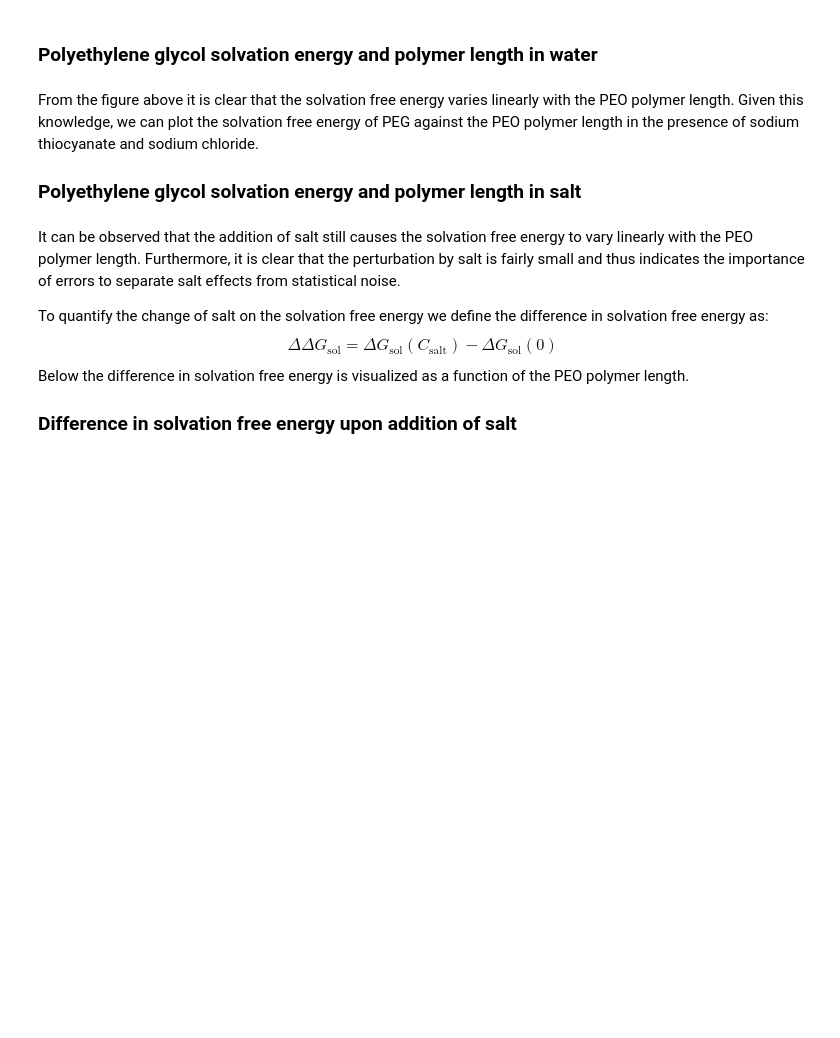
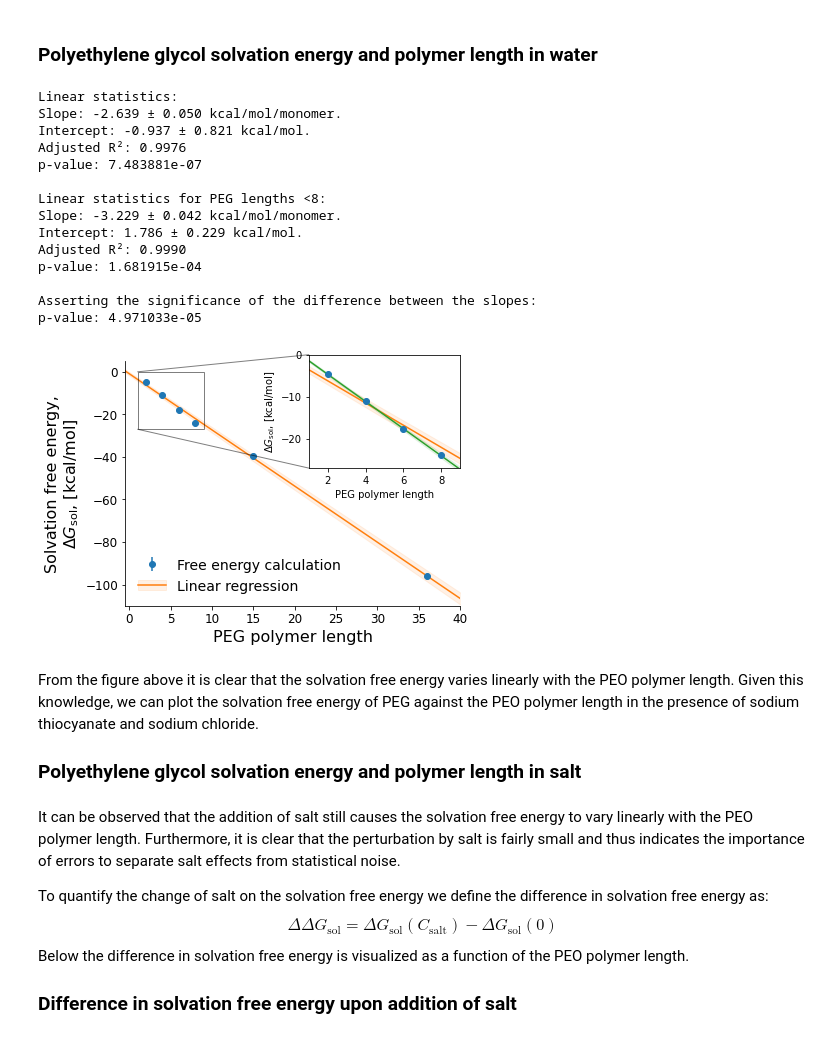
Before and after one commit to SHervoe-Hansen/PEO_solubility_in_NaCl, a Jupyter notebook: Analysis.ipynb, the cells around one changed output. Cells and saved outputs as stored; diff of their text form; code cells hidden in the pictures; blank space fills up the shorter version.

Commit message:
Updated analysis plot related to PEG in water

```diff
--- a/Analysis.ipynb
+++ b/Analysis.ipynb
@@ -67,8 +72,8 @@ nmers = [2,4,6,8,15,36]
 NConfs = 25
 
 salts = {
-#         'No_salt': {'Cation': 'No_', 'Anion': 'salt' },
-#         'NaCl'   : {'Cation': 'Na' , 'Anion': 'Cl'   },
+         'No_salt': {'Cation': 'No_', 'Anion': 'salt' },
+         'NaCl'   : {'Cation': 'Na' , 'Anion': 'Cl'   },
 #         'CsCl'   : {'Cation': 'Cs' , 'Anion': 'Cl'   },
          'NaSCN'  : {'Cation': 'Na' , 'Anion': 'SCN'  },
 #         'CsSCN'  : {'Cation': 'Cs' , 'Anion': 'SCN'  },
@@ -76,7 +81,7 @@ salts = {
 
 # Approximate concentrations of salts with
 concentrations = {
-#                  0.00: {'PEG': 1, 'Water': 10000, 'Cation': 0,   'Anion': 0},
+                  0.00: {'PEG': 1, 'Water': 10000, 'Cation': 0,   'Anion': 0},
                   1.00: {'PEG': 1, 'Water': 10000, 'Cation': 109, 'Anion': 109},
 #                  2.00: {'PEG': 1, 'Water': 10000, 'Cation': 218, 'Anion': 218},
                  }
@@ -338,32 +346,83 @@ fig.tight_layout()
 ### Polyethylene glycol solvation energy and polymer length in water
 # %%
 %cd -q $homedir
+INSERT = True # Choose to do insert
+
 fig, ax = plt.subplots(figsize=(6,4.5))
 
 sims = ax.errorbar(nmers, unumpy.nominal_values(slvfe.mean(axis=2)[:,0]), yerr=unumpy.std_devs(slvfe.mean(axis=2)[:,0]),
                     marker='o', linestyle='None', color='C0')
 
-ax.set_xlabel('PEO polymer length', fontsize=16)
+ax.set_xlabel('PEG polymer length', fontsize=16)
 ax.set_ylabel('Solvation free energy,\n$\Delta G_{\mathrm{sol}}$, [kcal/mol]', fontsize=16)
 ax.tick_params(axis='both', which='major', labelsize=12)
 ax.spines['right'].set_visible(False)
 ax.spines['top'].set_visible(False)
 
 s = stats.linregress(np.array(nmers),  unumpy.nominal_values(slvfe.mean(axis=2)[:,0]))
-print('Linear statistics:\nSlope: {:.3f} ± {:.3f} kcal/mol.\nIntercept: {:.3f} ± {:.3f} kcal/mol.\nR²: {:.4f}\np-value: {:e}'.format(s.slope, s.stderr, s.intercept, s.intercept_stderr, s.rvalue**2, s.pvalue))
+adjusted_r2 = 1 - ( (1-s.rvalue**2) * (len(nmers)-1) / (len(nmers)-2-1))
+print('Linear statistics:\nSlope: {:.3f} ± {:.3f} kcal/mol/monomer.\nIntercept: {:.3f} ± {:.3f} kcal/mol.\nAdjusted R²: {:.4f}\np-value: {:e}'.format(s.slope, s.stderr, s.intercept, s.intercept_stderr, adjusted_r2, s.pvalue))
 linregress = ax.plot(np.arange(-1, 50, 0.1), s.intercept+np.arange(-1, 50, 0.1)*s.slope, 'C1')
 linregress_err = ax.fill_between(np.arange(-1, 50, 0.1), y1=(s.intercept+s.intercept_stderr)+np.arange(-1, 50, 0.1)*(s.slope+s.stderr),
                                                         y2=(s.intercept-s.intercept_stderr)+np.arange(-1, 50, 0.1)*(s.slope-s.stderr),
                                  color='C1', alpha=0.1)
 
 leg = ax.legend([sims, (linregress[0], linregress_err)], ['Free energy calculation', 'Linear regression'],
-                loc='upper right', frameon=False, fontsize=14)
+                loc='lower left', frameon=False, fontsize=14)
 
+
+if INSERT:
+    s_old = s
+    ax_insert = fig.add_axes([.55, .55, .35, .35]) # Construct embedded axis
+    # Insert the old linear regression
+    linregress = ax_insert.plot(np.arange(-1, 10, 0.1), s.intercept+np.arange(-1, 10, 0.1)*s.slope, 'C1')
+    linregress_err = ax_insert.fill_between(np.arange(-1, 10, 0.1), y1=(s.intercept+s.intercept_stderr)+np.arange(-1, 10, 0.1)*(s.slope+s.stderr),
+                                                                    y2=(s.intercept-s.intercept_stderr)+np.arange(-1, 10, 0.1)*(s.slope-s.stderr),
+                                            color='C1', alpha=0.1)
+    # Insert the first 4 points, conduct linear regression and plot.
+    sims = ax_insert.errorbar(np.array(nmers)[0:4], unumpy.nominal_values(slvfe.mean(axis=2)[0:4,0]), yerr=unumpy.std_devs(slvfe.mean(axis=2)[0:4,0]),
+                              marker='o', linestyle='None', color='C0')
+    s = stats.linregress(np.array(nmers)[0:4],  unumpy.nominal_values(slvfe.mean(axis=2)[0:4,0]))
+    adjusted_r2 = 1 - ( (1-s.rvalue**2) * (len(np.array(nmers)[0:4])-1) / (len(np.array(nmers)[0:4])-2-1))
+    linregress = ax_insert.plot(np.arange(-1, 10, 0.1), s.intercept+np.arange(-1, 10, 0.1)*s.slope, 'C2')
+    linregress_err = ax_insert.fill_between(np.arange(-1, 10, 0.1), y1=(s.intercept+s.intercept_stderr)+np.arange(-1, 10, 0.1)*(s.slope+s.stderr),
+                                                                    y2=(s.intercept-s.intercept_stderr)+np.arange(-1, 10, 0.1)*(s.slope-s.stderr),
+                                            color='C2', alpha=0.1)
+    ax_insert.set_xlim(1, 9)
+    ax_insert.set_ylim(-27, 0)
+    ax_insert.set_xlabel('PEG polymer length')
+    ax_insert.set_ylabel('$\Delta G_{\mathrm{sol}}$, [kcal/mol]')
+
+    print('\nLinear statistics for PEG lengths <8:\nSlope: {:.3f} ± {:.3f} kcal/mol/monomer.\nIntercept: {:.3f} ± {:.3f} kcal/mol.\nAdjusted R²: {:.4f}\np-value: {:e}'.format(s.slope, s.stderr, s.intercept, s.intercept_stderr, adjusted_r2, s.pvalue))
+
+    # Student's t-test
+    t = abs(s.slope - s_old.slope) / np.sqrt(s.stderr**2 + s_old.stderr**2) # t-value
+    df = len(nmers)+len(np.array(nmers)[0:4])-4 # degrees of freedom
+    x = (t+np.sqrt(t**2+df)) / (2*np.sqrt(t**2+df)) # Upper integration limit of regularized incomplete beta function
+    Ix =  misc.betainc(df/2, df/2, x) #regularized incomplete beta function
+    p = 1 - Ix
+    print('\nAsserting the significance of the difference between the slopes:\np-value: {:e}'.format(p))
+
+ax.indicate_inset_zoom(ax_insert, edgecolor="black")
 ax.set_xlim(-0.5, 40)
 ax.set_ylim(-110, 5)
-
-fig.tight_layout()
-#fig.savefig('Figures/PEG_polymerlength.pdf', bbox_inches='tight')
+fig.savefig('Figures/PEG_polymerlength_water.pdf', bbox_inches='tight')
+# %% [output]
+Linear statistics:
+Slope: -2.639 ± 0.050 kcal/mol/monomer.
+Intercept: -0.937 ± 0.821 kcal/mol.
+Adjusted R²: 0.9976
+p-value: 7.483881e-07
+
+Linear statistics for PEG lengths <8:
+Slope: -3.229 ± 0.042 kcal/mol/monomer.
+Intercept: 1.786 ± 0.229 kcal/mol.
+Adjusted R²: 0.9990
+p-value: 1.681915e-04
+
+Asserting the significance of the difference between the slopes:
+p-value: 4.971033e-05
+[figure, added]
 # %% [markdown]
 From the figure above it is clear that the solvation free energy varies linearly with the PEO polymer length. Given this knowledge, we can plot the solvation free energy of PEG against the PEO polymer length in the presence of sodium thiocyanate and sodium chloride.
 
```
Also changed, not shown: parts of 2 cells of this notebook, 10 other files.
